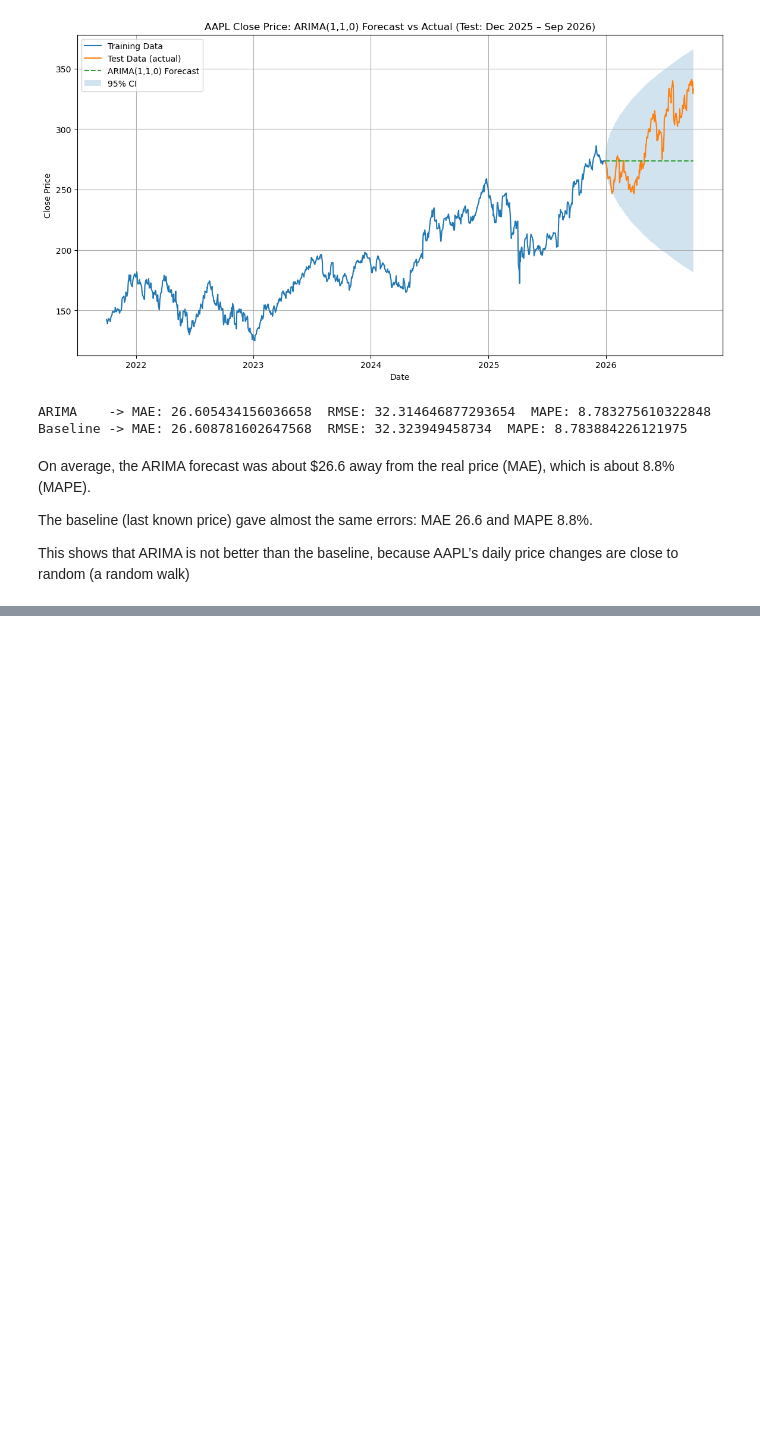
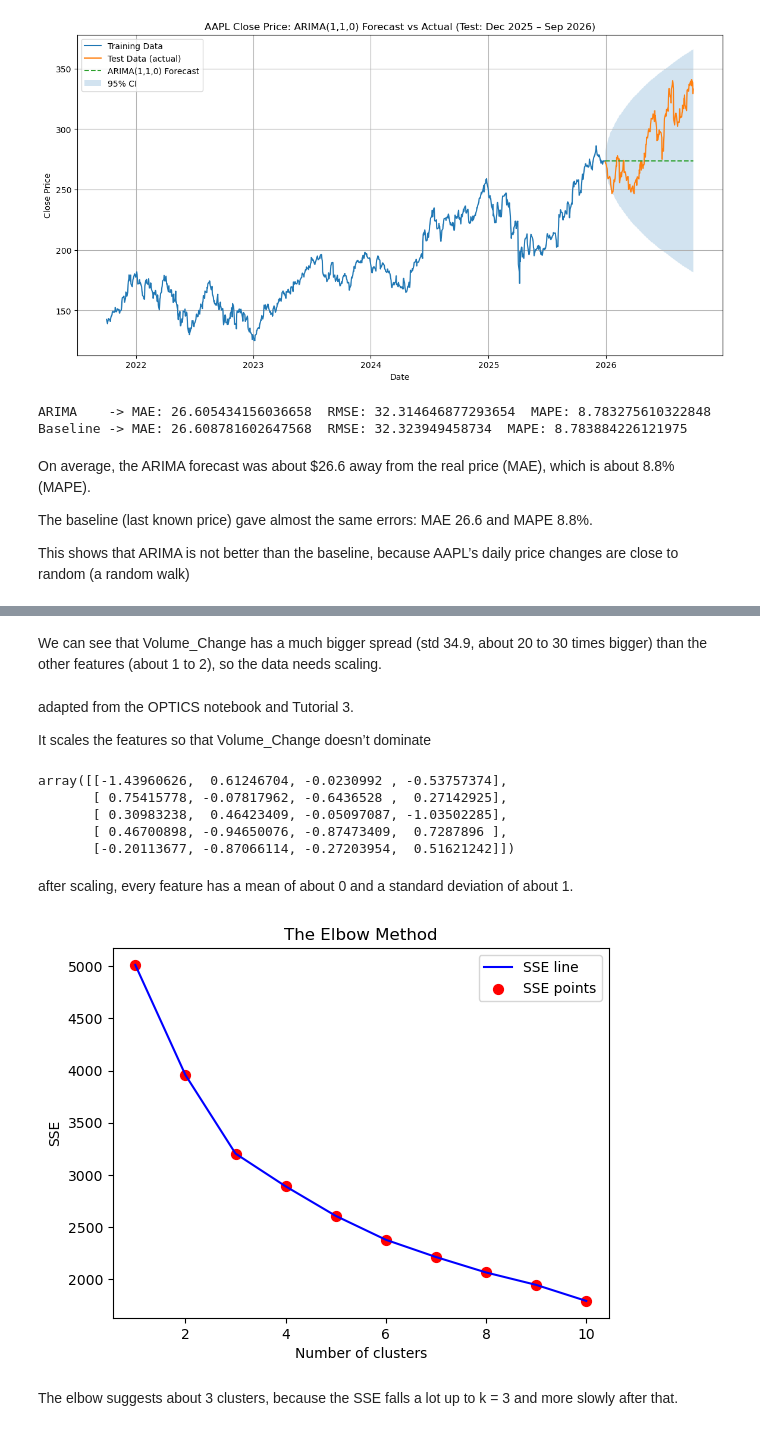
Before and after one commit to achbahri/CA1-2026167-machine, a Jupyter notebook: CA1_Achraf_Bahri_2026167.ipynb, the cells around one changed output, grey strips where cells are left out. Drawn from its saved outputs; the diff is of its cells as text; code cells hidden in the pictures; blank space fills up the shorter version.

Commit message:
Add clustering features, scaling, elbow and Silhouette/DB comparison

```diff
--- a/CA1_Achraf_Bahri_2026167.ipynb
+++ b/CA1_Achraf_Bahri_2026167.ipynb
@@ -427,0 +434,19 @@ This shows that ARIMA is not better than the baseline, because AAPL’s daily pr
+# %%
+cluster_df = AAPL_df.copy()
+
+# Daily return (%)
+cluster_df['Return'] = (cluster_df['Close'] - cluster_df['Close'].shift(1)) / cluster_df['Close'].shift(1) * 100
+
+# Daily range (%)
+cluster_df['Range'] = (cluster_df['High'] - cluster_df['Low']) / cluster_df['Close'] * 100
+
+# Volume change (%)
+cluster_df['Volume_Change'] = (cluster_df['Volume'] - cluster_df['Volume'].shift(1)) / cluster_df['Volume'].shift(1) * 100
+
+# Gap (%) - optional
+cluster_df['Gap'] = (cluster_df['Open'] - cluster_df['Close'].shift(1)) / cluster_df['Close'].shift(1) * 100
+
+# Remove the first row (NaN because it has no previous day)
+cluster_df = cluster_df.dropna()
+
+cluster_df.head()
@@ -427,0 +477,43 @@ This shows that ARIMA is not better than the baseline, because AAPL’s daily pr
+# %% [markdown]
+We can see that Volume_Change has a much bigger spread (std 34.9, about 20 to 30 times bigger) than the other features (about 1 to 2), so the data needs scaling.
+# %% [markdown]
+adapted from the OPTICS notebook and Tutorial 3.
+
+It scales the features so that Volume_Change doesn’t dominate
+# %%
+from sklearn.preprocessing import StandardScaler
+
+scaler = StandardScaler()
+X_scaled = scaler.fit_transform(cluster_df[['Return', 'Range', 'Volume_Change', 'Gap']])
+
+X_scaled[:5]
+# %% [output]
+array([[-1.43960626,  0.61246704, -0.0230992 , -0.53757374],
+       [ 0.75415778, -0.07817962, -0.6436528 ,  0.27142925],
+       [ 0.30983238,  0.46423409, -0.05097087, -1.03502285],
+       [ 0.46700898, -0.94650076, -0.87473409,  0.7287896 ],
+       [-0.20113677, -0.87066114, -0.27203954,  0.51621242]])
+# %% [markdown]
+after scaling, every feature has a mean of about 0 and a standard deviation of about 1.
+# %%
+from sklearn.cluster import KMeans
+
+sse = []   # store the SSE (inertia) for each number of clusters
+
+for i in range(1, 11):
+    kmeans = KMeans(n_clusters = i, max_iter = 300, n_init = 10, random_state = 38)
+    kmeans.fit(X_scaled)
+    sse.append(kmeans.inertia_)
+
+plt.plot(range(1, 11), sse, linestyle = '-', color = 'blue', label = 'SSE line')
+plt.scatter(range(1, 11), sse, color = 'red', marker = 'o', s = 50, label = 'SSE points')
+
+plt.title('The Elbow Method')
+plt.xlabel('Number of clusters')
+plt.ylabel('SSE')
+plt.legend()
+plt.show()
+# %% [output]
+[figure, added]
+# %% [markdown]
+The elbow suggests about 3 clusters, because the SSE falls a lot up to k = 3 and more slowly after that.
```
Also changed, not shown: parts of 8 cells of this notebook.
